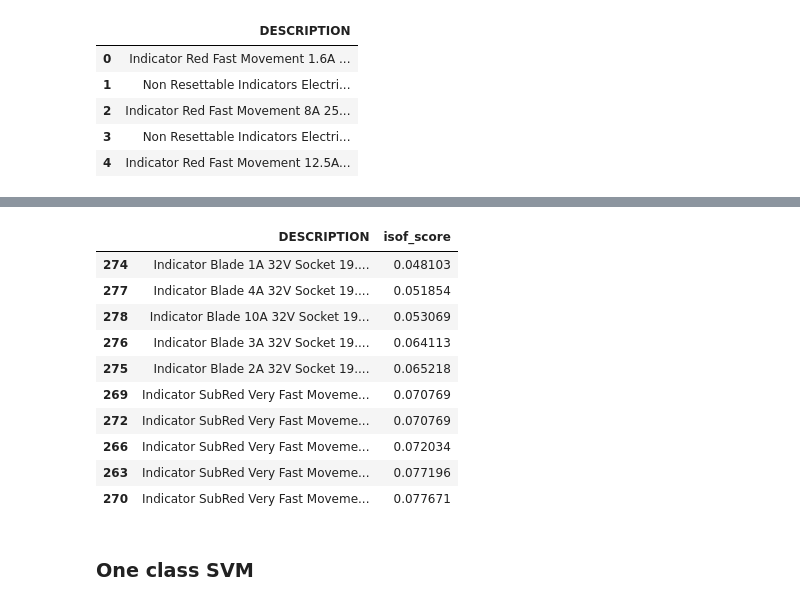
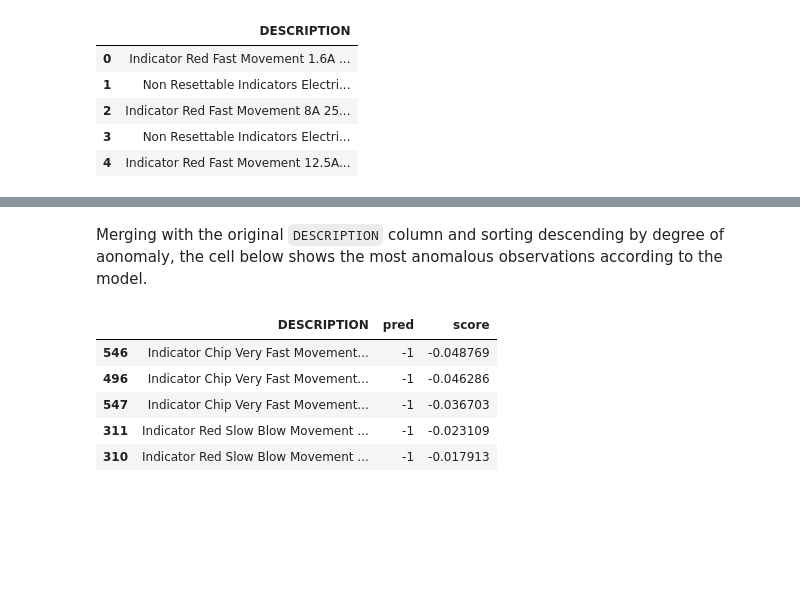
Before and after one commit to kingjosephm/BMW-Tasks, a Jupyter notebook: Task2-Copy1.ipynb, the cells around one changed output, grey strips where cells are left out. Cells and saved outputs as stored; diff of their text form; code cells hidden in the pictures; blank space fills up the shorter version.

```diff
--- a/Task2-Copy1.ipynb
+++ b/Task2-Copy1.ipynb
@@ -167,18 +197,12 @@ Name: isof_score, dtype: float64
+# %% [markdown]
+Merging with the original `DESCRIPTION` column and sorting descending by degree of aonomaly, the cell below shows the most anomalous observations according to the model.
 # %%
-concatenated = pd.concat([df['DESCRIPTION'], isof_score], axis=1)
+concatenated = pd.concat([df['DESCRIPTION'], pred, score], axis=1)
+concatenated.sort_values(by=['score']).head(5)
+# %% [output]
+|  | DESCRIPTION | pred | score |
+| 546 | Indicator Chip Very Fast Movement... | -1 | -0.048769 |
+| 496 | Indicator Chip Very Fast Movement... | -1 | -0.046286 |
+| 547 | Indicator Chip Very Fast Movement... | -1 | -0.036703 |
+| 311 | Indicator Red Slow Blow Movement ... | -1 | -0.023109 |
+| 310 | Indicator Red Slow Blow Movement ... | -1 | -0.017913 |
-# %%
-concatenated.sort_values(by=['isof_score']).head(10)
-# %% [output]
-|  | DESCRIPTION | isof_score |
-| 274 | Indicator Blade 1A 32V Socket 19.... | 0.048103 |
-| 277 | Indicator Blade 4A 32V Socket 19.... | 0.051854 |
-| 278 | Indicator Blade 10A 32V Socket 19... | 0.053069 |
-| 276 | Indicator Blade 3A 32V Socket 19.... | 0.064113 |
-| 275 | Indicator Blade 2A 32V Socket 19.... | 0.065218 |
-| 269 | Indicator SubRed Very Fast Moveme... | 0.070769 |
-| 272 | Indicator SubRed Very Fast Moveme... | 0.070769 |
-| 266 | Indicator SubRed Very Fast Moveme... | 0.072034 |
-| 263 | Indicator SubRed Very Fast Moveme... | 0.077196 |
-| 270 | Indicator SubRed Very Fast Moveme... | 0.077671 |
-# %% [markdown]
-### One class SVM
```
Also changed, not shown: parts of 23 cells of this notebook.
